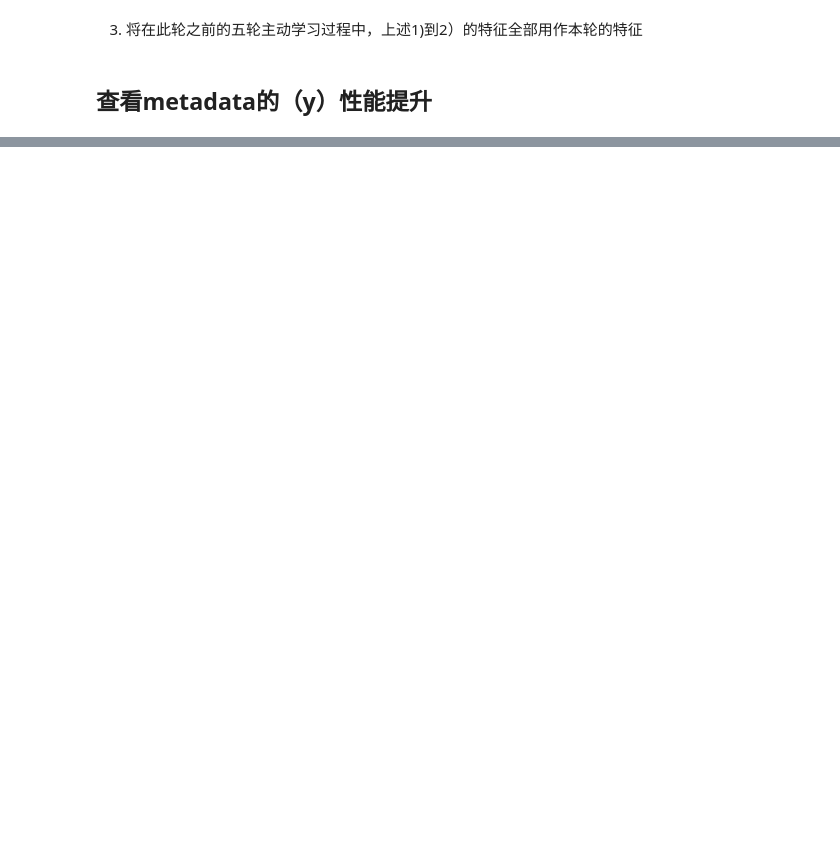
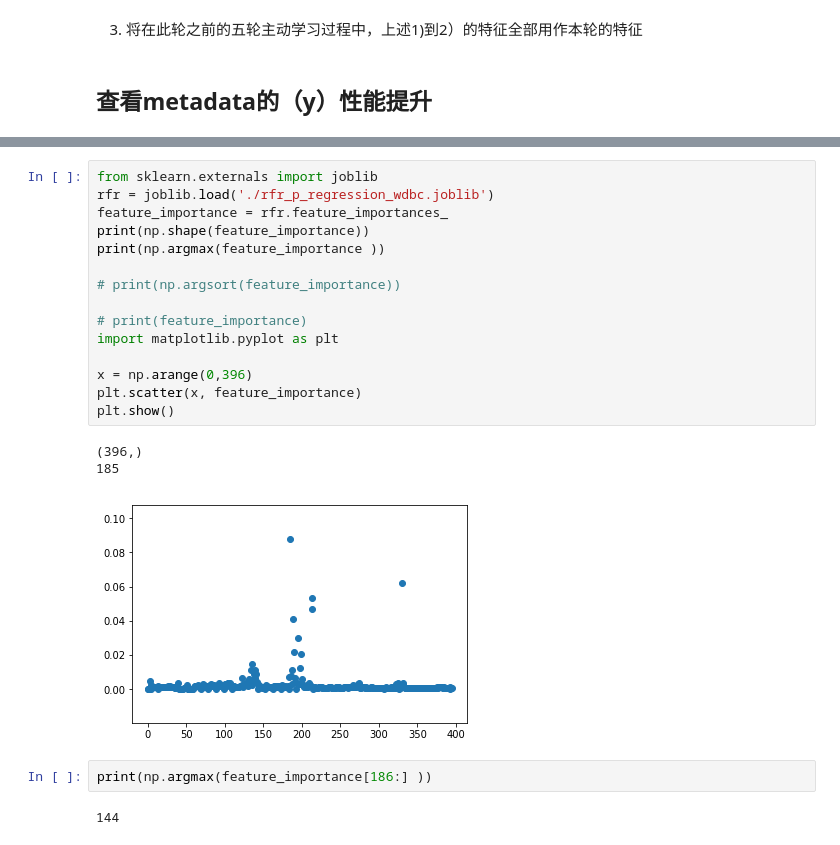
Before and after one commit to Lggggggx/Meta_Data, a Jupyter notebook: newmetadata/view_metadata.ipynb, the cells around one changed output, grey strips where cells are left out. Cells and saved outputs as stored; diff of their text form; blank space fills up the shorter version.

```diff
--- a/newmetadata/view_metadata.ipynb
+++ b/newmetadata/view_metadata.ipynb
@@ -343,0 +343,23 @@ negative_improve_accuracy_std:   0.027524423850107123
+# %%
+from sklearn.externals import joblib
+rfr = joblib.load('./rfr_p_regression_wdbc.joblib')
+feature_importance = rfr.feature_importances_
+print(np.shape(feature_importance))
+print(np.argmax(feature_importance ))
+
+# print(np.argsort(feature_importance))
+
+# print(feature_importance)
+import matplotlib.pyplot as plt
+
+x = np.arange(0,396)
+plt.scatter(x, feature_importance)
+plt.show()
+# %% [output]
+(396,)
+185
+[figure, added]
+# %%
+print(np.argmax(feature_importance[186:] ))
+# %% [output]
+144
```
Also changed, not shown: parts of 12 cells of this notebook, 5 other files.
